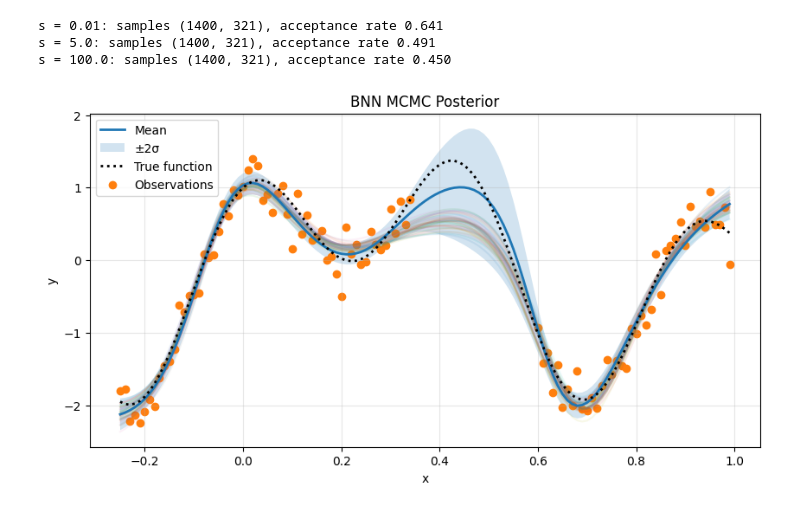
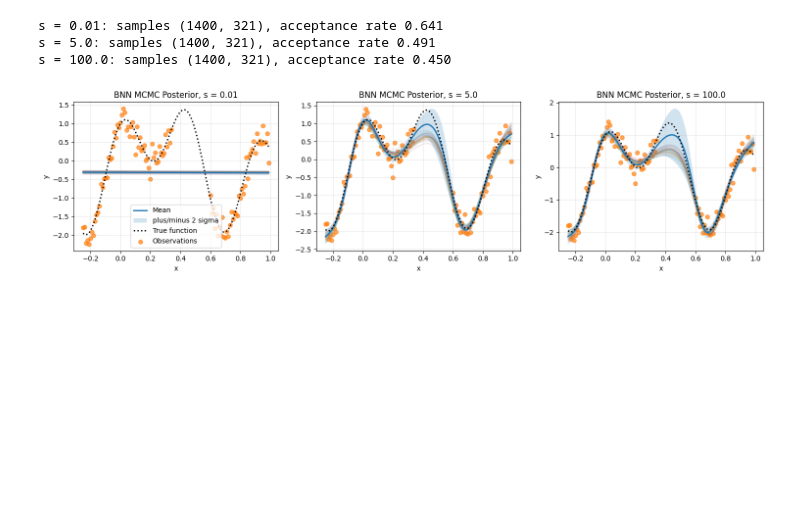
Before and after one commit to TejasDharmale/Bayesian-machine-learning-assignment, a Jupyter notebook: A2BNNs.ipynb, the cells around one changed output. Cells and saved outputs as stored; diff of their text form; code cells hidden in the pictures; blank space fills up the shorter version.

```diff
--- a/A2BNNs.ipynb
+++ b/A2BNNs.ipynb
@@ -643,9 +643,7 @@ for s in s_values:
     preds = jnp.squeeze(preds, axis=-1)
 
     # Uncertainty in gap
-    gap_std = jnp.mean(
-        jnp.std(preds[:, 35:60], axis=0)
-    )
+    gap_std = jnp.mean(jnp.std(preds[:, 60:85], axis=0))
 
     results[s] = {
         "params": params,
@@ -907,53 +905,26 @@ for s in s_values:
 s = 0.01: samples (1400, 321), acceptance rate 0.641
 s = 5.0: samples (1400, 321), acceptance rate 0.491
 s = 100.0: samples (1400, 321), acceptance rate 0.450
-# %%
-samples = samples[::50]
-
-def predict(w):
-    return forward_pass(
-        xs_dense,
-        unflatten_fn(w)
-    ).squeeze()
-
-preds = jax.vmap(predict)(samples)
-
-mean_pred = jnp.mean(preds, axis=0)
-std_pred = jnp.std(preds, axis=0)
 # %%
-plt.figure(figsize=(10, 5))
-
-for i in range(min(40, len(preds))):
-    plt.plot(xs_dense, preds[i], alpha=0.1)
-
-plt.plot(xs_dense, mean_pred, linewidth=2, label="Mean")
-
-plt.fill_between(
-    xs_dense.squeeze(),
-    mean_pred - 2 * std_pred,
-    mean_pred + 2 * std_pred,
-    alpha=0.2,
-    label="±2σ"
-)
-
-plt.plot(
-    xs_dense,
-    ys_dense,
-    'k:',
-    linewidth=2,
-    label="True function"
-)
-
-plt.scatter(xs, ys, label="Observations")
-
-plt.xlabel("x")
-plt.ylabel("y")
-plt.title("BNN MCMC Posterior")
-plt.legend()
-plt.grid(alpha=0.3)
+fig, axes = plt.subplots(1, 3, figsize=(15, 4))
+for ax, s in zip(axes, s_values):
+    preds = mcmc_results[s]["preds"]
+    mean_pred = mcmc_results[s]["mean"]
+    std_pred = mcmc_results[s]["std"]
+    for i in range(min(40, len(preds))):
+        ax.plot(xs_dense, preds[i], alpha=0.1)
+    ax.plot(xs_dense, mean_pred, linewidth=2, label="Mean")
+    ax.fill_between(xs_dense.squeeze(), mean_pred - 2*std_pred, mean_pred + 2*std_pred,
+                    alpha=0.2, label="plus/minus 2 sigma")
+    ax.plot(xs_dense, ys_dense, "k:", linewidth=2, label="True function")
+    ax.scatter(xs, ys, alpha=0.7, label="Observations")
+    ax.set_title(f"BNN MCMC Posterior, s = {s}")
+    ax.set_xlabel("x"); ax.set_ylabel("y"); ax.grid(alpha=0.3)
+axes[0].legend()
+plt.tight_layout()
 plt.show()
 # %% [output]
-[figure, old version]
+[figure, new version]
 # %%
 # The parameters of the BNN are converted into a one-dimensional array
 # so that they can be sampled using Metropolis-Hastings method.
```
Also changed, not shown: parts of 2 cells of this notebook.
